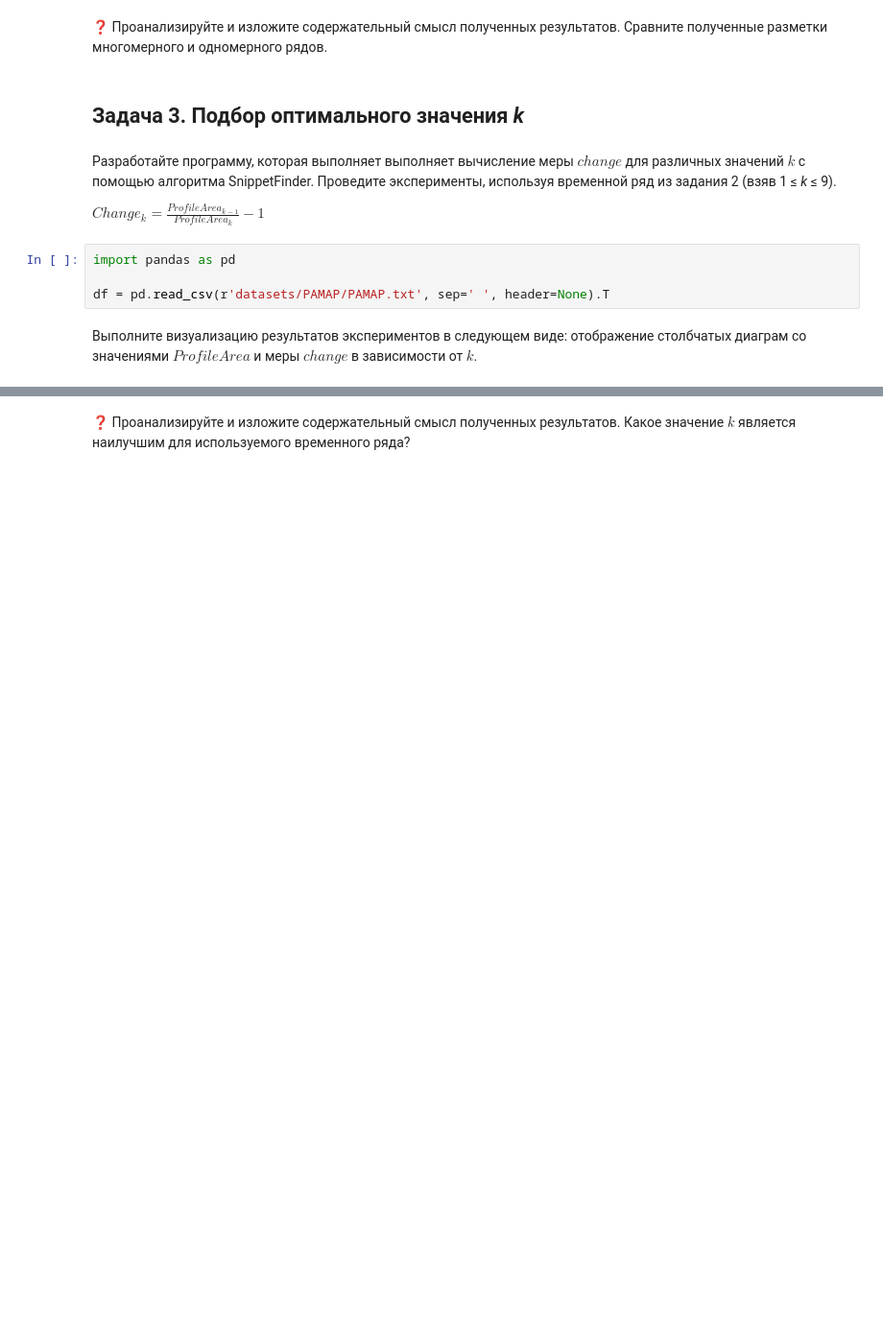
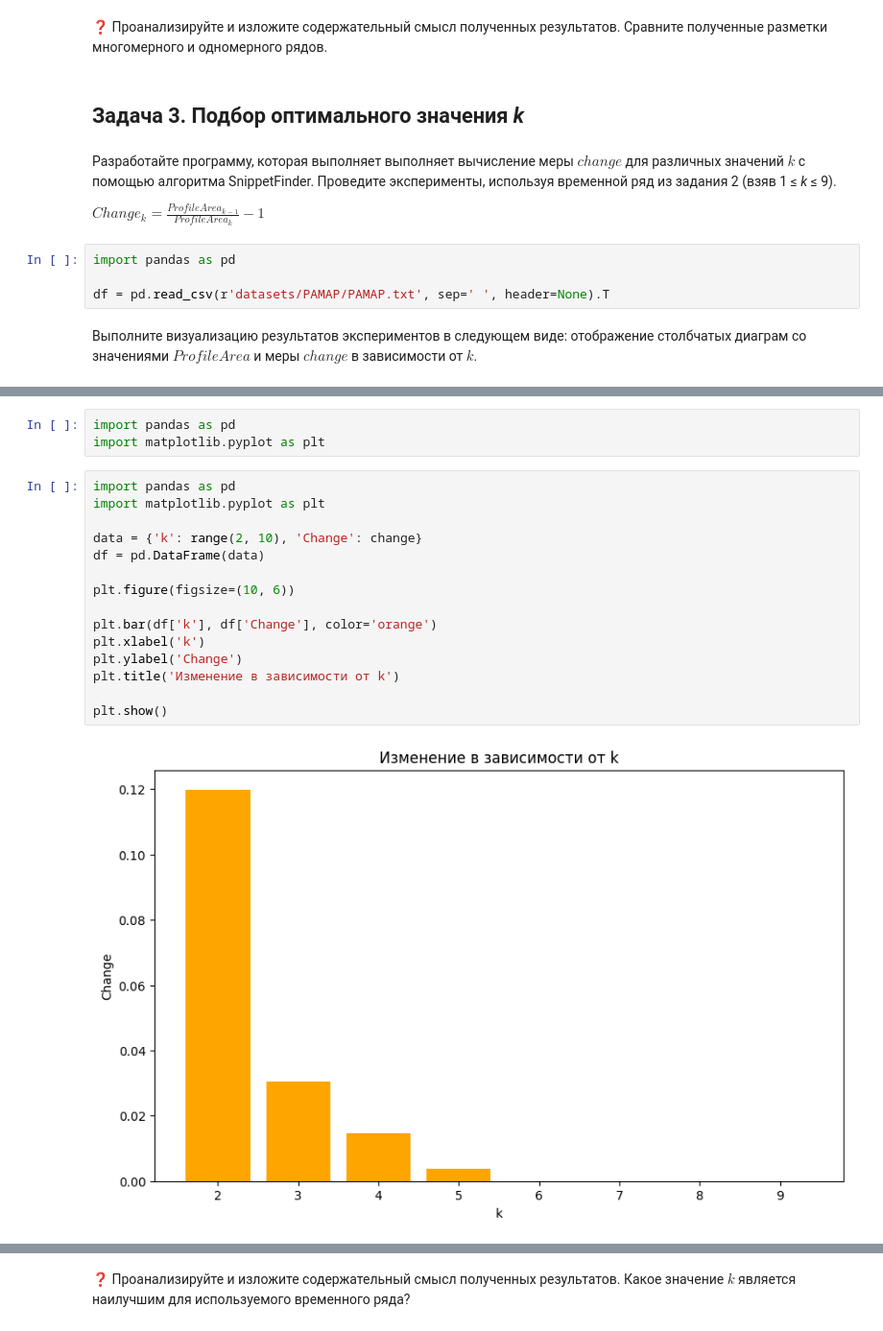
Before and after one commit to sirmi1/2023-Sysoeva-TimeSeriesCourse, a Jupyter notebook: practice/05 Snippets/05_Snippets (2).ipynb, the cells around one changed output, grey strips where cells are left out. Shown at 96% size. Drawn from its saved outputs; the diff is of its cells as text; blank space fills up the shorter version.

```diff
--- a/practice/05 Snippets/05_Snippets (2).ipynb
+++ b/practice/05 Snippets/05_Snippets (2).ipynb
@@ -241,3 +294,23 @@ NameError: ignored
+# %%
+import pandas as pd
+import matplotlib.pyplot as plt
+# %%
+import pandas as pd
+import matplotlib.pyplot as plt
+
+data = {'k': range(2, 10), 'Change': change}
+df = pd.DataFrame(data)
+
+plt.figure(figsize=(10, 6))
+
+plt.bar(df['k'], df['Change'], color='orange')
+plt.xlabel('k')
+plt.ylabel('Change')
+plt.title('Изменение в зависимости от k')
+
+plt.show()
+# %% [output]
+[figure, added]
 # %%
 import plotly.express as px
 
```
Also changed, not shown: parts of 18 cells of this notebook, 1 other file.
